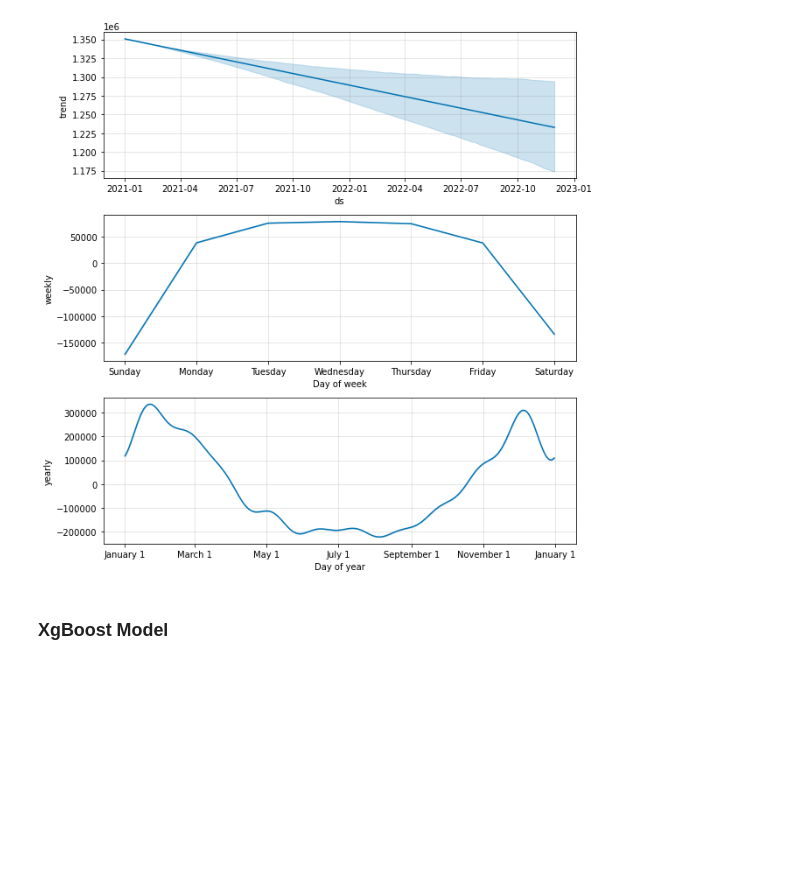
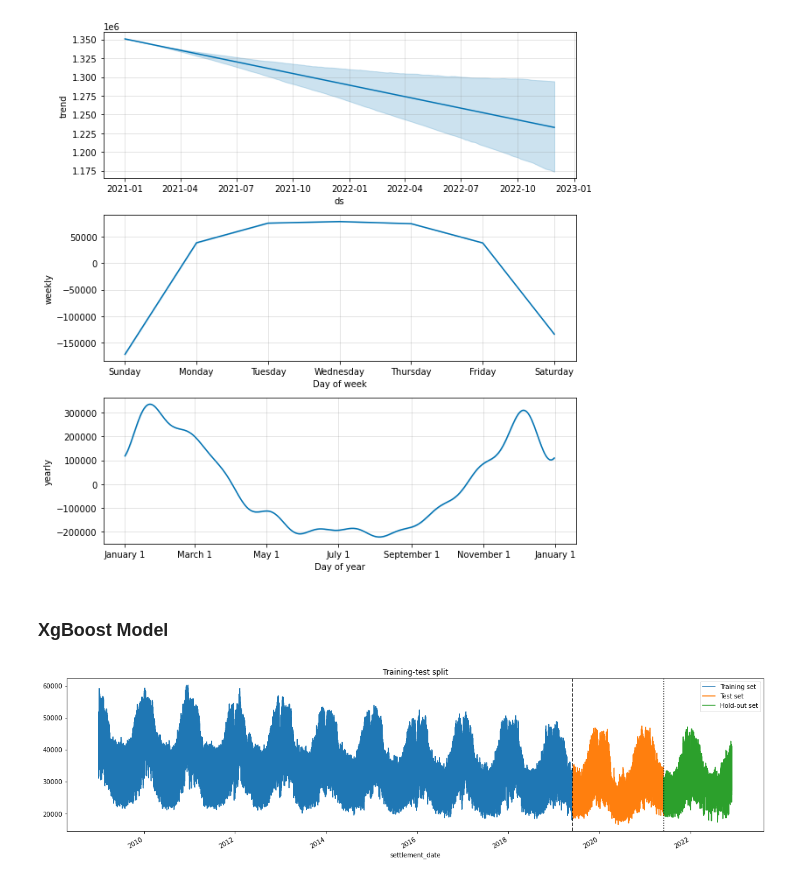
Before and after one commit to ameyak2310/EnergyDemandForecasting_TimeSeriesAnalysis, a Jupyter notebook: EnergyDemandForecast.ipynb, the cells around one changed output. Drawn from its saved outputs; the diff is of its cells as text; code cells hidden in the pictures; blank space fills up the shorter version.

```diff
--- a/EnergyDemandForecast.ipynb
+++ b/EnergyDemandForecast.ipynb
@@ -791,3 +736,21 @@ _ = modelProphet.plot_components(data_pred.reset_index())
 [figure]
 # %% [markdown]
 ### XgBoost Model
+# %%
+# Test Train Hold-off split
+threshold_date_1 = "06-01-2019"
+threshold_date_2 = "06-01-2021"
+data_train       = df.loc[df.index  <  threshold_date_1]
+data_test        = df.loc[(df.index >= threshold_date_1) & (df.index < threshold_date_2)]
+data_holdoff     = df.loc[df.index  >= threshold_date_2]
+
+fig, ax = plt.subplots(figsize=(20, 5))
+data_train["tsd"].plot(ax=ax, label="Training set")
+data_test["tsd"].plot(ax=ax, label="Test set")
+data_holdoff["tsd"].plot(ax=ax, label="Hold-out set")
+ax.axvline(threshold_date_1, color="k", ls="--")
+ax.axvline(threshold_date_2, color="k", ls=":")
+ax.set_title("Training-test split")
+plt.legend();
+# %% [output]
+[figure, added]
```
Also changed, not shown: parts of 6 cells of this notebook.
